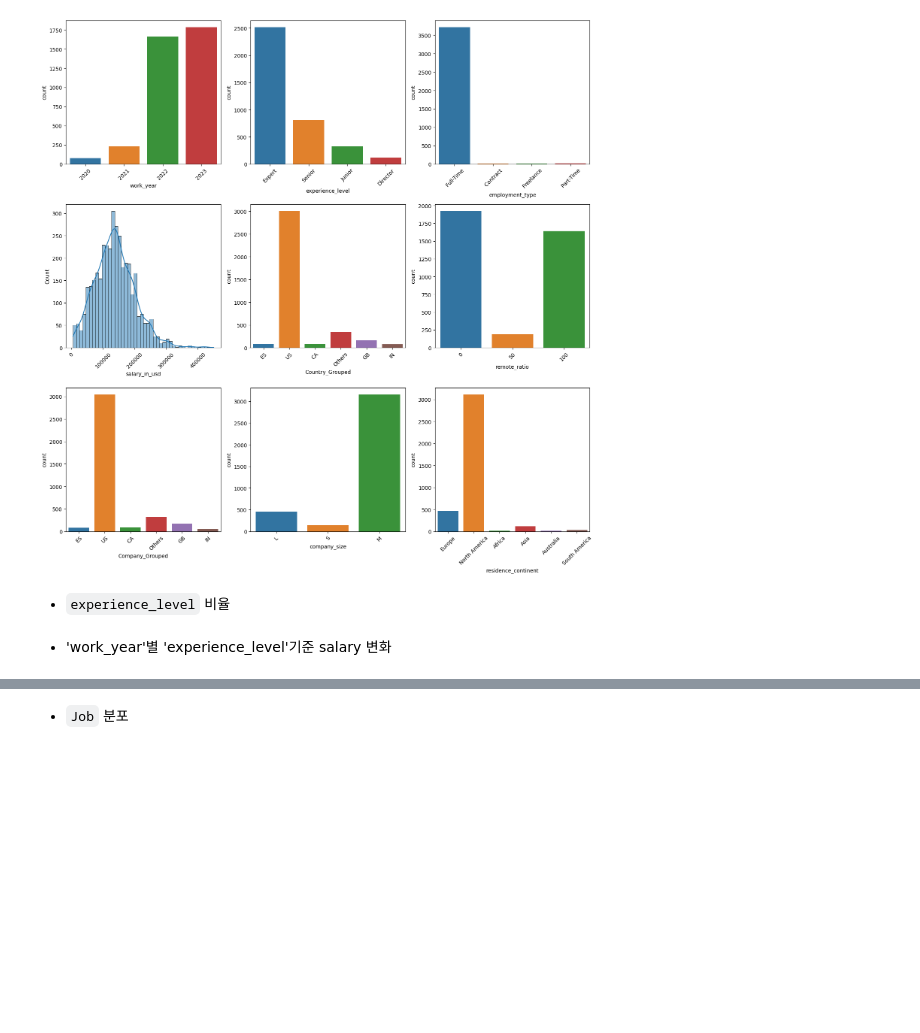
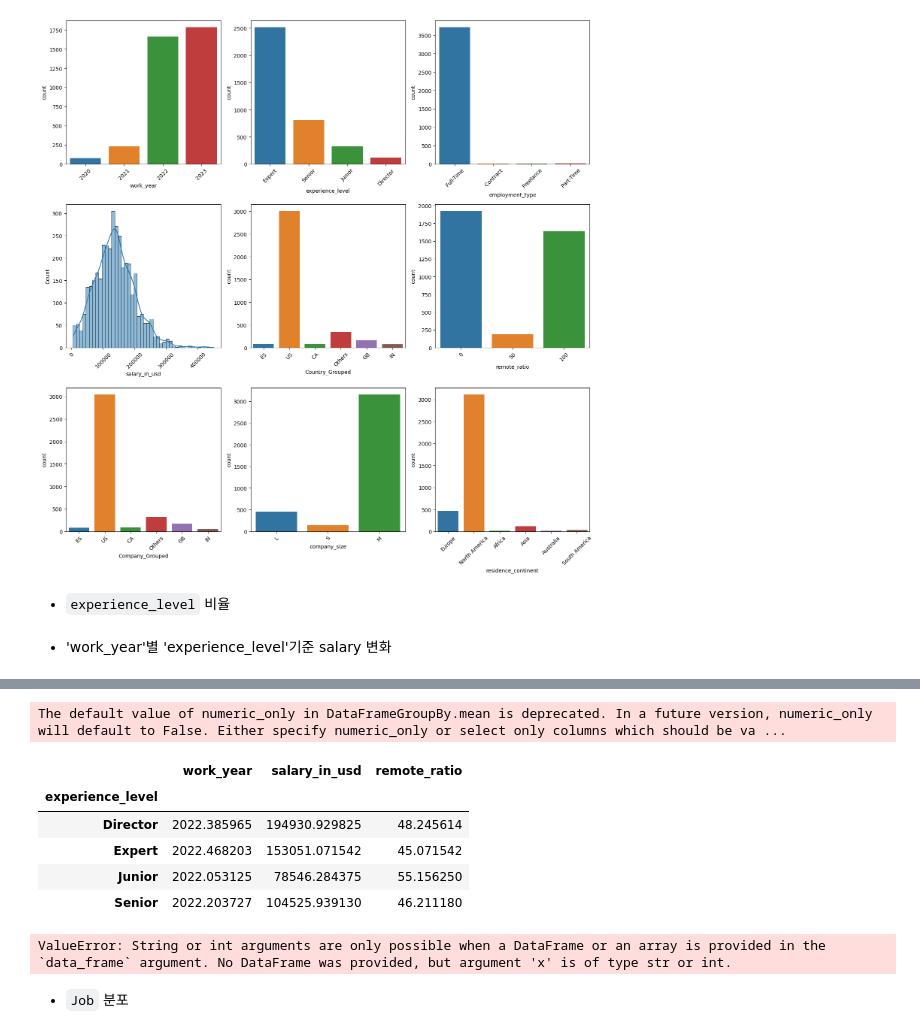
Before and after one commit to kdt-5th/team_a4_month1, a Jupyter notebook: dataprocess.ipynb, the cells around one changed output, grey strips where cells are left out. Drawn from its saved outputs; the diff is of its cells as text; code cells hidden in the pictures; blank space fills up the shorter version.

```diff
--- a/dataprocess.ipynb
+++ b/dataprocess.ipynb
@@ -386,4 +352,29 @@ use_inf_as_na option is deprecated and will be removed in a future version. Conv
 [figure]
+# %%
+original_df.groupby(by='experience_level').mean()
+# %% [output]
+The default value of numeric_only in DataFrameGroupBy.mean is deprecated. In a future version, numeric_only will default to False. Either specify numeric_only or select only columns which should be va ...
+|  | work_year | salary_in_usd | remote_ratio |
+| experience_level |  |  |  |
+| Director | 2022.385965 | 194930.929825 | 48.245614 |
+| Expert | 2022.468203 | 153051.071542 | 45.071542 |
+| Junior | 2022.053125 | 78546.284375 | 55.156250 |
+| Senior | 2022.203727 | 104525.939130 | 46.211180 |
+# %%
+fig = px.line(x='work_year', y='salary_in_usd')
+
+    # 제목, 레이블, 범례 폰트 크기 등의 추가 설정
+fig.update_layout(
+        title="Salary vs. Work Year based on Experience Level",
+        xaxis_title="Work Year",
+        yaxis_title="Salary in USD",
+        legend_title="Experience Level",
+        legend_font_size=12
+    )
+
+fig.show()
+# %% [output]
+ValueError: String or int arguments are only possible when a DataFrame or an array is provided in the `data_frame` argument. No DataFrame was provided, but argument 'x' is of type str or int.
 # %% [markdown]
 - `Job` 분포
 # %%
```
Also changed, not shown: parts of 8 cells of this notebook, 14 other files.
